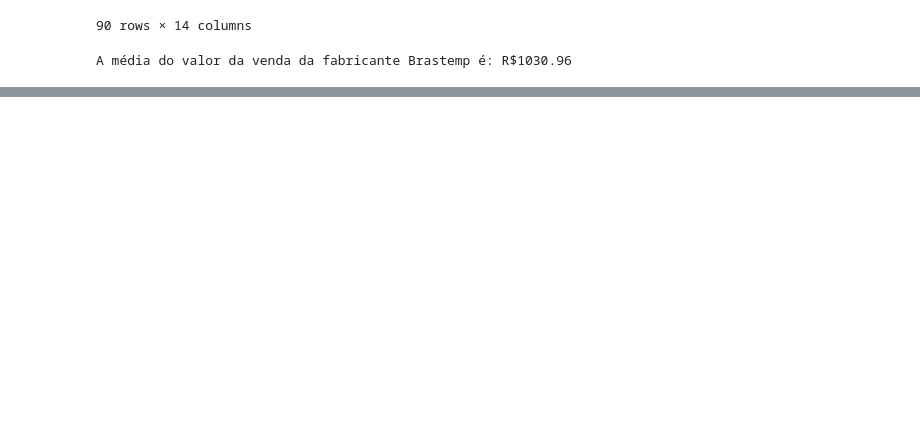
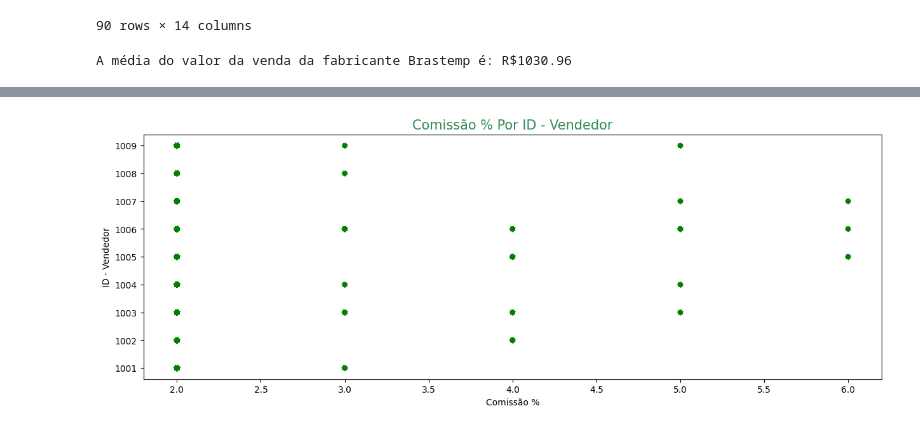
Before and after one commit to DaianedeOliveira/analisedados-py, a Jupyter notebook: AnaliseDadosComercial.ipynb, the cells around one changed output, grey strips where cells are left out. Drawn from its saved outputs; the diff is of its cells as text; code cells hidden in the pictures; blank space fills up the shorter version.

```diff
--- a/AnaliseDadosComercial.ipynb
+++ b/AnaliseDadosComercial.ipynb
@@ -126,0 +167,13 @@ A média do valor da venda da fabricante Brastemp é: R$1030.96
+# %%
+fig, ax = plt.subplots(figsize=(15,5))
+
+
+ax.scatter(dados['Comissão (Percentual)'],  dados['ID-Vendedor'], color= "green", linestyle= 'dotted')
+ax.set_title('Comissão % Por ID - Vendedor', color = "seagreen", fontsize =15)
+ax.set_xlabel('Comissão %', color = "k", fontsize =10)
+ax.set_ylabel('ID - Vendedor', color = "k", fontsize =10)
+
+
+plt.show()
+# %% [output]
+[figure, added]
```
Also changed, not shown: parts of 3 cells of this notebook.
